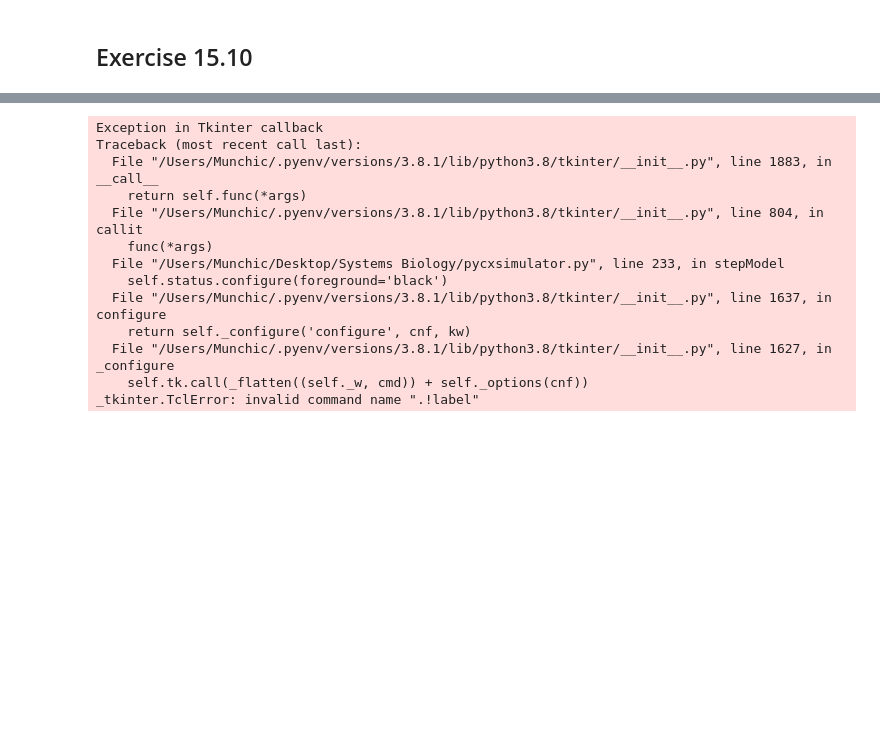
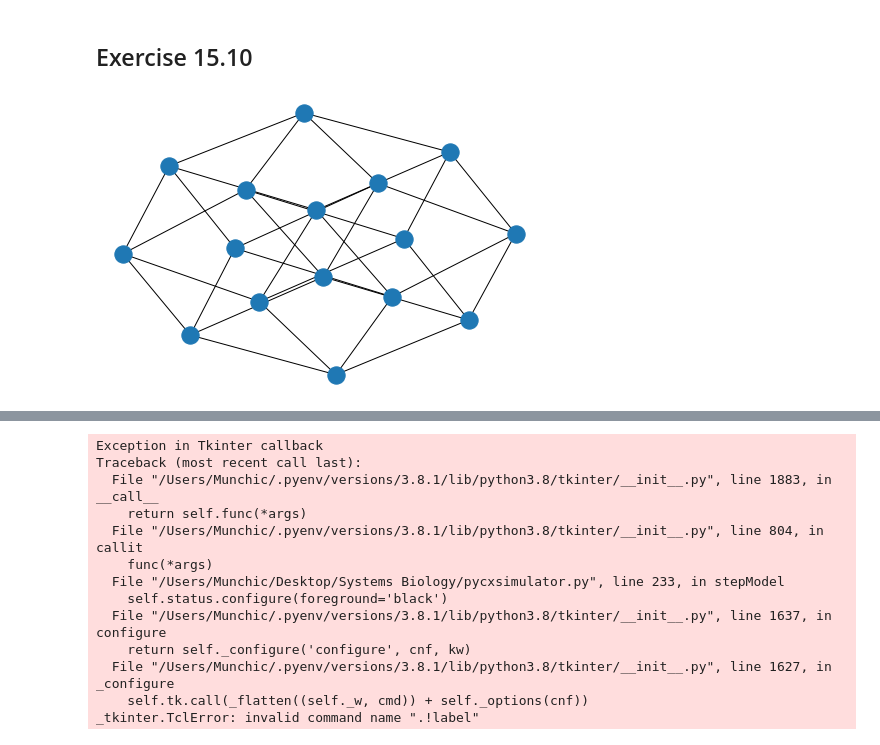
Before and after one commit to Munchic/systems-biology-tutorial, a Jupyter notebook: wk3.ipynb, the cells around one changed output, grey strips where cells are left out. Cells and saved outputs as stored; diff of their text form; code cells hidden in the pictures; blank space fills up the shorter version.

```diff
--- a/wk3.ipynb
+++ b/wk3.ipynb
@@ -1,7 +30,7 @@
 # %% [markdown]
 ## Exercise 15.10
 # %%
-import networkx as nx
-
-hycb_graph = networkx.hypercube_graph(4)
+hycb_graph = nx.hypercube_graph(4)
 nx.draw(hycb_graph)
+# %% [output]
+[figure, added]
```
Also changed, not shown: parts of 9 cells of this notebook, 2 other files.
